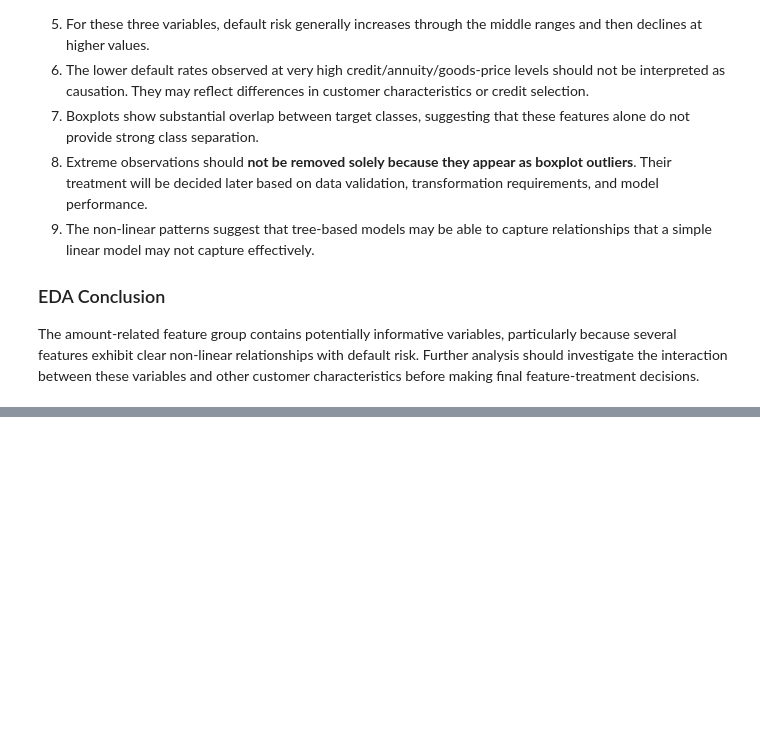
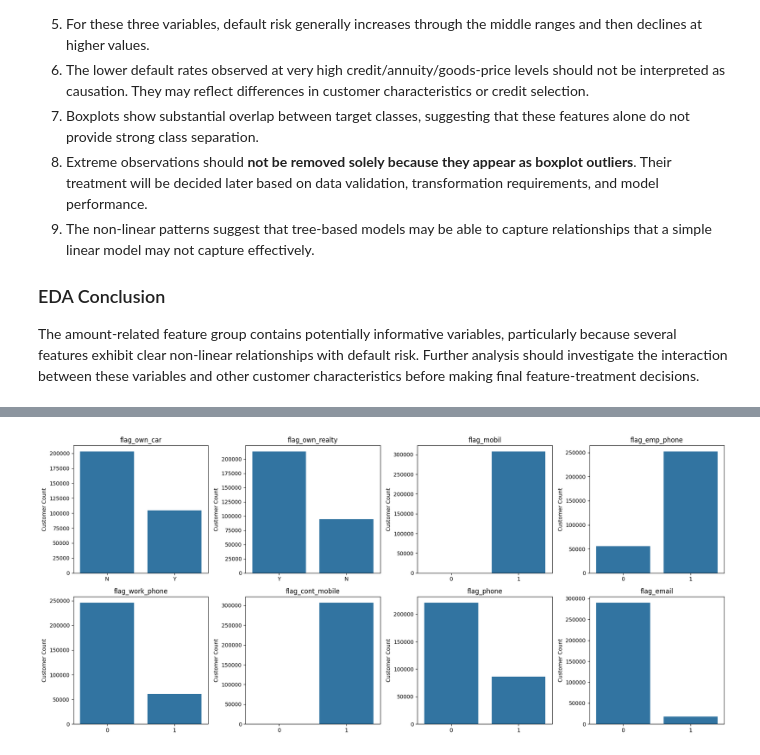
Before and after one commit to Roxy099/data_science_project, a Jupyter notebook: notebooks/baseline_model.ipynb, the cells around one changed output, grey strips where cells are left out. Saved outputs shown, nothing was run; the diff lists cells and outputs as text; code cells hidden in the pictures; blank space fills up the shorter version.

```diff
--- a/notebooks/baseline_model.ipynb
+++ b/notebooks/baseline_model.ipynb
@@ -2350,0 +2525,21 @@ The amount-related feature group contains potentially informative variables, par
+# %%
+fig, axes = plt.subplots(2, 4, figsize=(18, 8))
+
+axes = axes.flatten()
+
+for ax, col in zip(axes, flag_related_features):
+
+    sns.countplot(
+        data=application_df,
+        x=col,
+        ax=ax
+    )
+
+    ax.set_title(col)
+    ax.set_xlabel('')
+    ax.set_ylabel('Customer Count')
+
+plt.tight_layout()
+plt.show()
+# %% [output]
+[figure, added]
```
Also changed, not shown: parts of 31 cells of this notebook.
